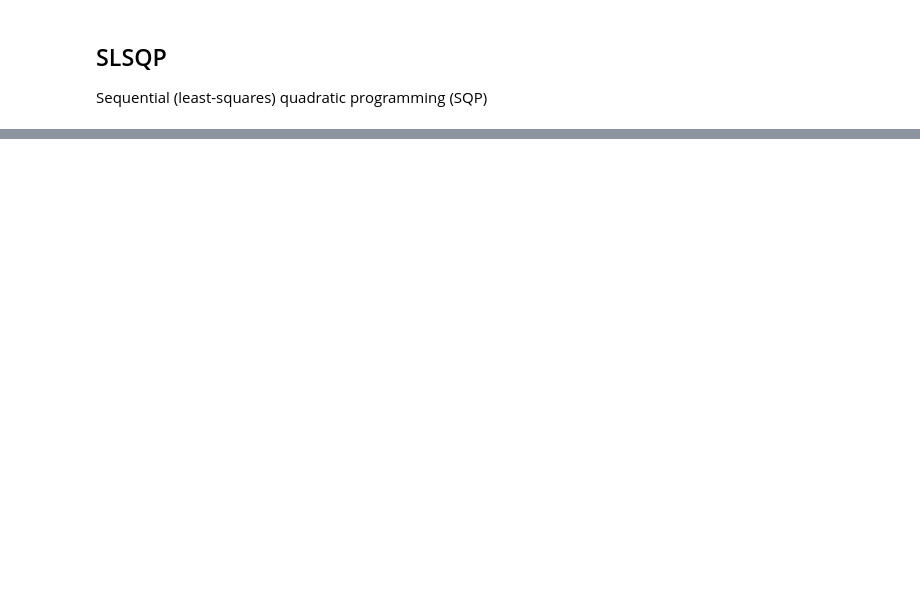
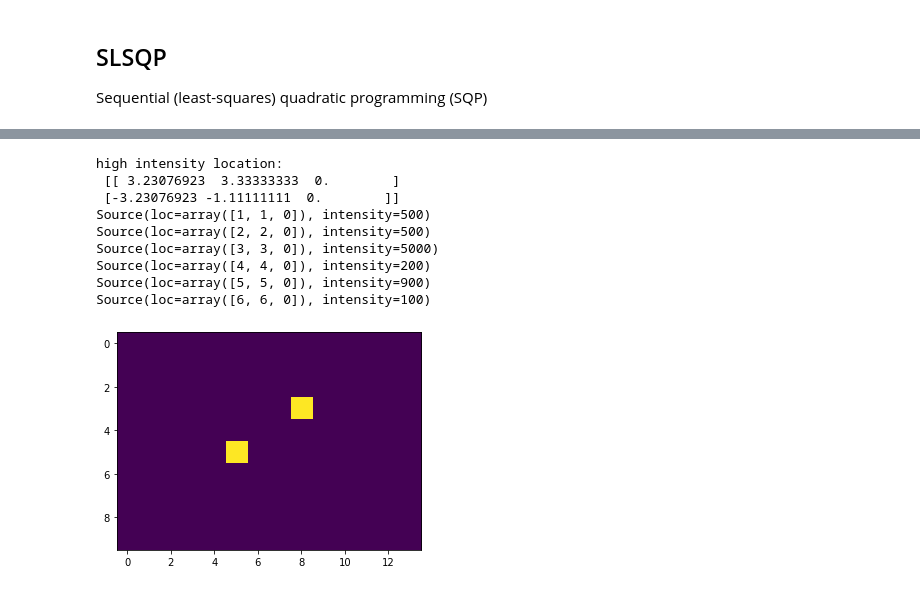
Before and after one commit to moeuu/Radiation_distribution_machine_learning, a Jupyter notebook: notebook/test.ipynb, the cells around one changed output, grey strips where cells are left out. Cells and saved outputs as stored; diff of their text form; code cells hidden in the pictures; blank space fills up the shorter version.

```diff
--- a/notebook/test.ipynb
+++ b/notebook/test.ipynb
@@ -191,0 +302,18 @@ Sequential (least-squares) quadratic programming (SQP)
+# %%
+thresh = res.x.max()/10
+idx = np.where(res.x>thresh)
+print(f'high intensity location:\n {x_q[idx[0]]}')
+plt.imshow((res.x>thresh).reshape(10, 14))
+for it in world.sources:
+    print(it)
+# %% [output]
+high intensity location:
+ [[ 3.23076923  3.33333333  0.        ]
+ [-3.23076923 -1.11111111  0.        ]]
+Source(loc=array([1, 1, 0]), intensity=500)
+Source(loc=array([2, 2, 0]), intensity=500)
+Source(loc=array([3, 3, 0]), intensity=5000)
+Source(loc=array([4, 4, 0]), intensity=200)
+Source(loc=array([5, 5, 0]), intensity=900)
+Source(loc=array([6, 6, 0]), intensity=100)
+[figure, added]
```
Also changed, not shown: parts of 14 cells of this notebook, 3 other files.
